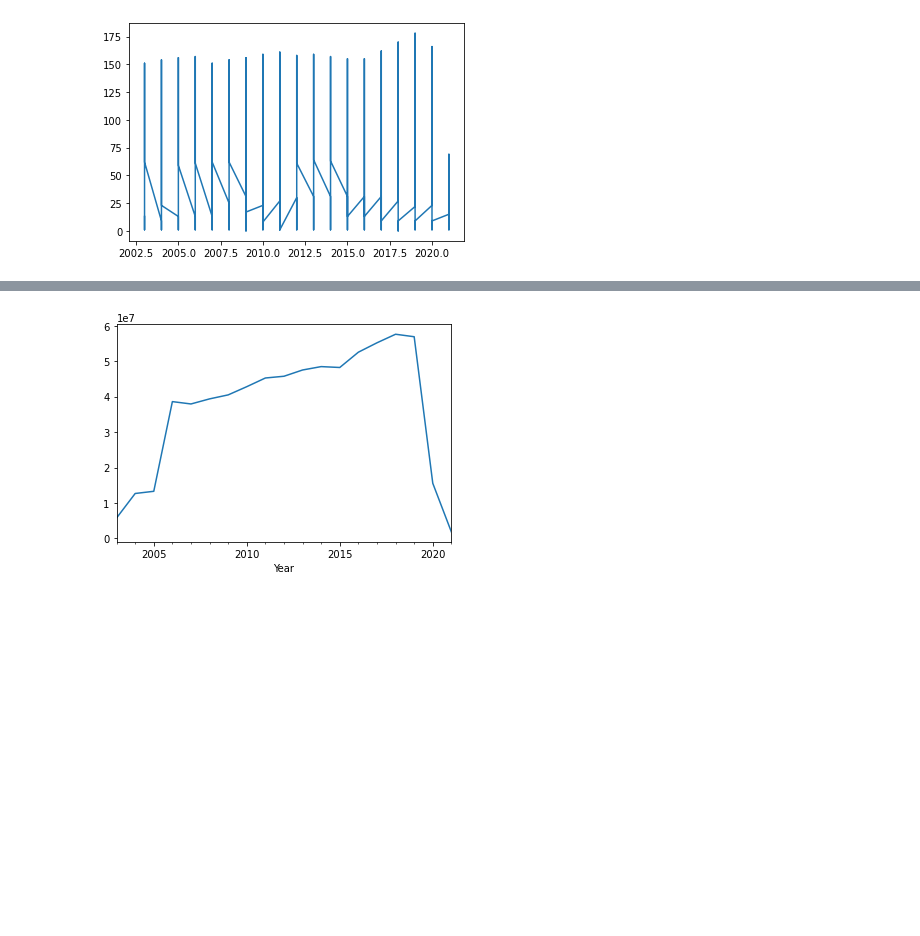
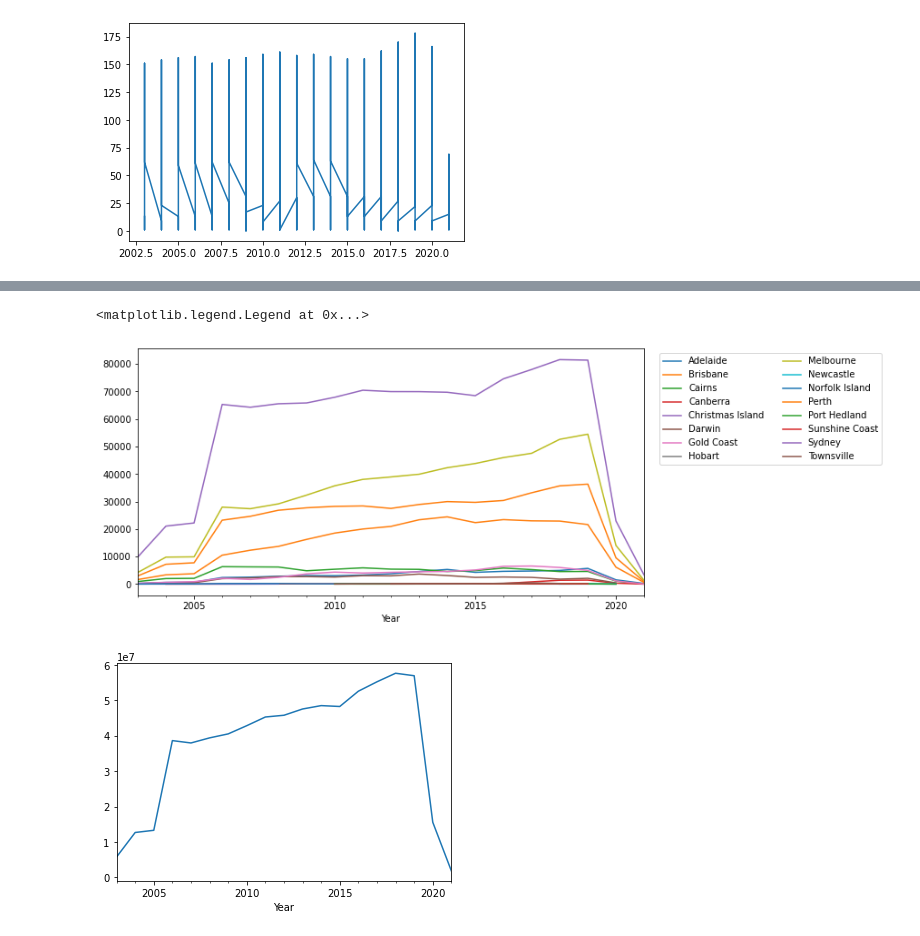
Before and after one commit to edward-jiang3649/data_project, a Jupyter notebook: Data_project.ipynb, the cells around one changed output, grey strips where cells are left out. Saved outputs shown, nothing was run; the diff lists cells and outputs as text; code cells hidden in the pictures; blank space fills up the shorter version.

```diff
--- a/Data_project.ipynb
+++ b/Data_project.ipynb
@@ -147,3 +165,10 @@ plt.show()
+# %%
+for name, df in gas.groupby("Australian_City") :
+    df.groupby("Year").sum().All_Flights.plot(label=name)
+plt.legend(loc="upper center", bbox_to_anchor=(1.25, 1), ncol=2)
+# %% [output]
+<matplotlib.legend.Legend at 0x...>
+[figure, added]
 # %%
 import matplotlib
 import matplotlib.pyplot as plt
```
Also changed, not shown: parts of 6 cells of this notebook.
